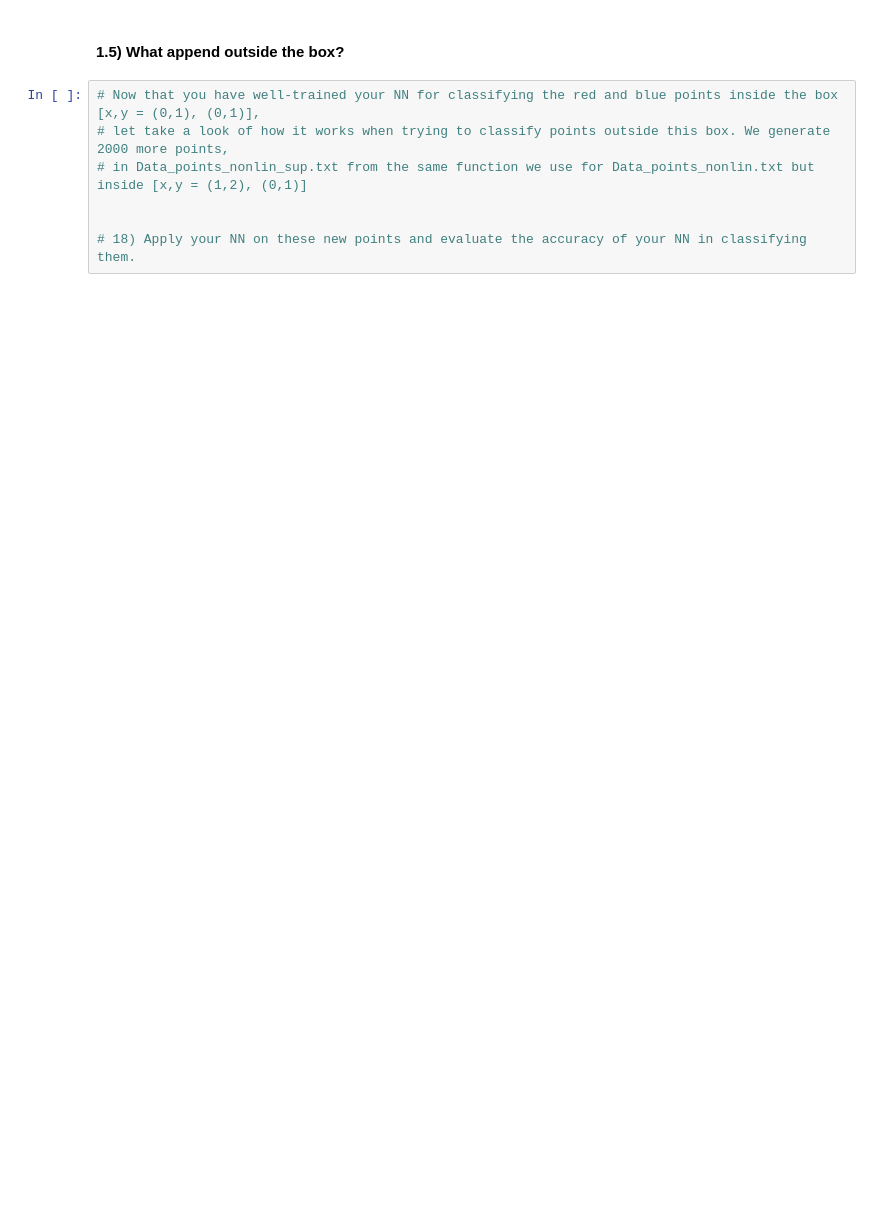
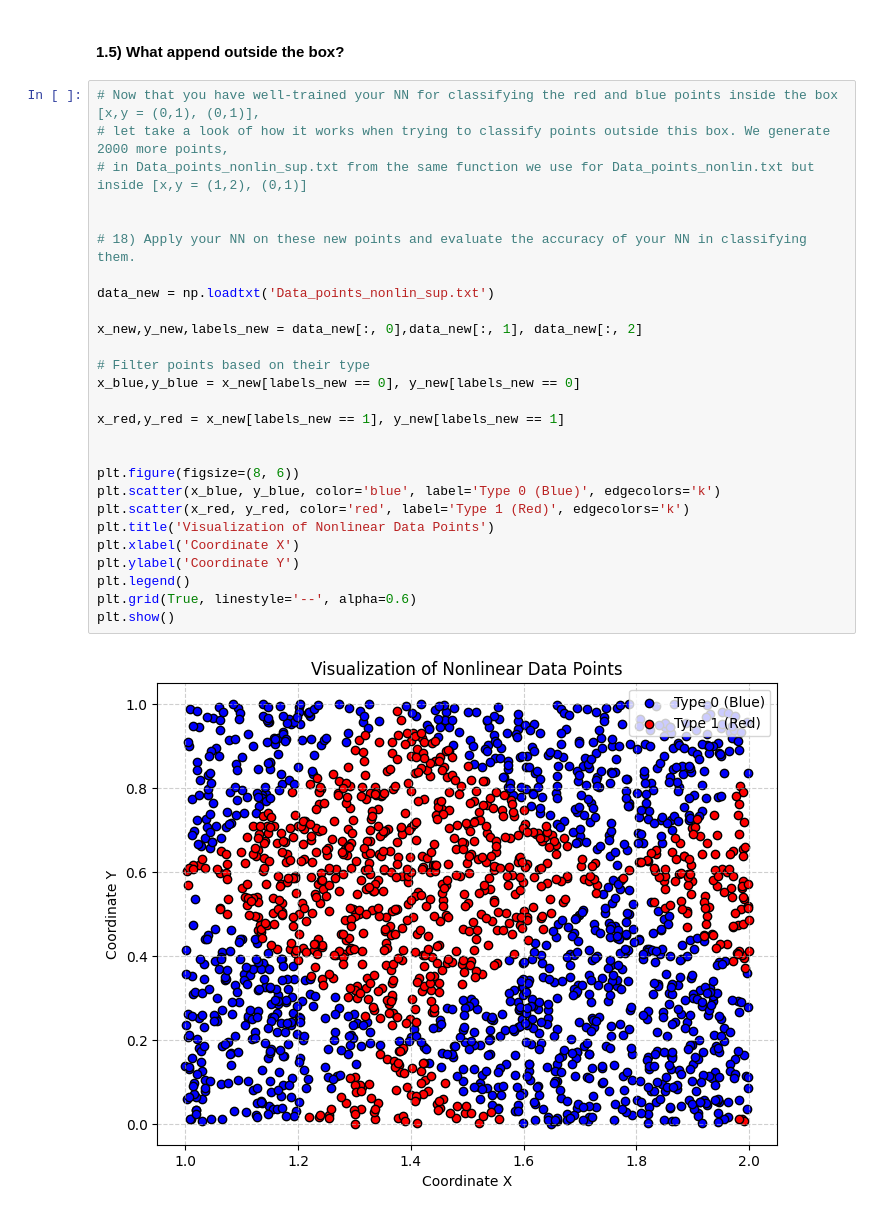
Before and after one commit to mazapataa/NNbasic, a Jupyter notebook: Practica2_Neural Network_with_Tensorflow.keras.ipynb, the cells around one changed output. Drawn from its saved outputs; the diff is of its cells as text; blank space fills up the shorter version.

```diff
--- a/Practica2_Neural Network_with_Tensorflow.keras.ipynb
+++ b/Practica2_Neural Network_with_Tensorflow.keras.ipynb
@@ -260,7 +258,29 @@ plt.show()
 # %%
 # Now that you have well-trained your NN for classifying the red and blue points inside the box [x,y = (0,1), (0,1)],
 # let take a look of how it works when trying to classify points outside this box. We generate 2000 more points,
 # in Data_points_nonlin_sup.txt from the same function we use for Data_points_nonlin.txt but inside [x,y = (1,2), (0,1)]
 
 
 # 18) Apply your NN on these new points and evaluate the accuracy of your NN in classifying them.
+
+data_new = np.loadtxt('Data_points_nonlin_sup.txt')
+
+x_new,y_new,labels_new = data_new[:, 0],data_new[:, 1], data_new[:, 2]
+
+# Filter points based on their type
+x_blue,y_blue = x_new[labels_new == 0], y_new[labels_new == 0]
+
+x_red,y_red = x_new[labels_new == 1], y_new[labels_new == 1]
+
+
+plt.figure(figsize=(8, 6))
+plt.scatter(x_blue, y_blue, color='blue', label='Type 0 (Blue)', edgecolors='k')
+plt.scatter(x_red, y_red, color='red', label='Type 1 (Red)', edgecolors='k')
+plt.title('Visualization of Nonlinear Data Points')
+plt.xlabel('Coordinate X')
+plt.ylabel('Coordinate Y')
+plt.legend()
+plt.grid(True, linestyle='--', alpha=0.6)
+plt.show()
+# %% [output]
+[figure, added]
```
Also changed, not shown: parts of 7 cells of this notebook.
